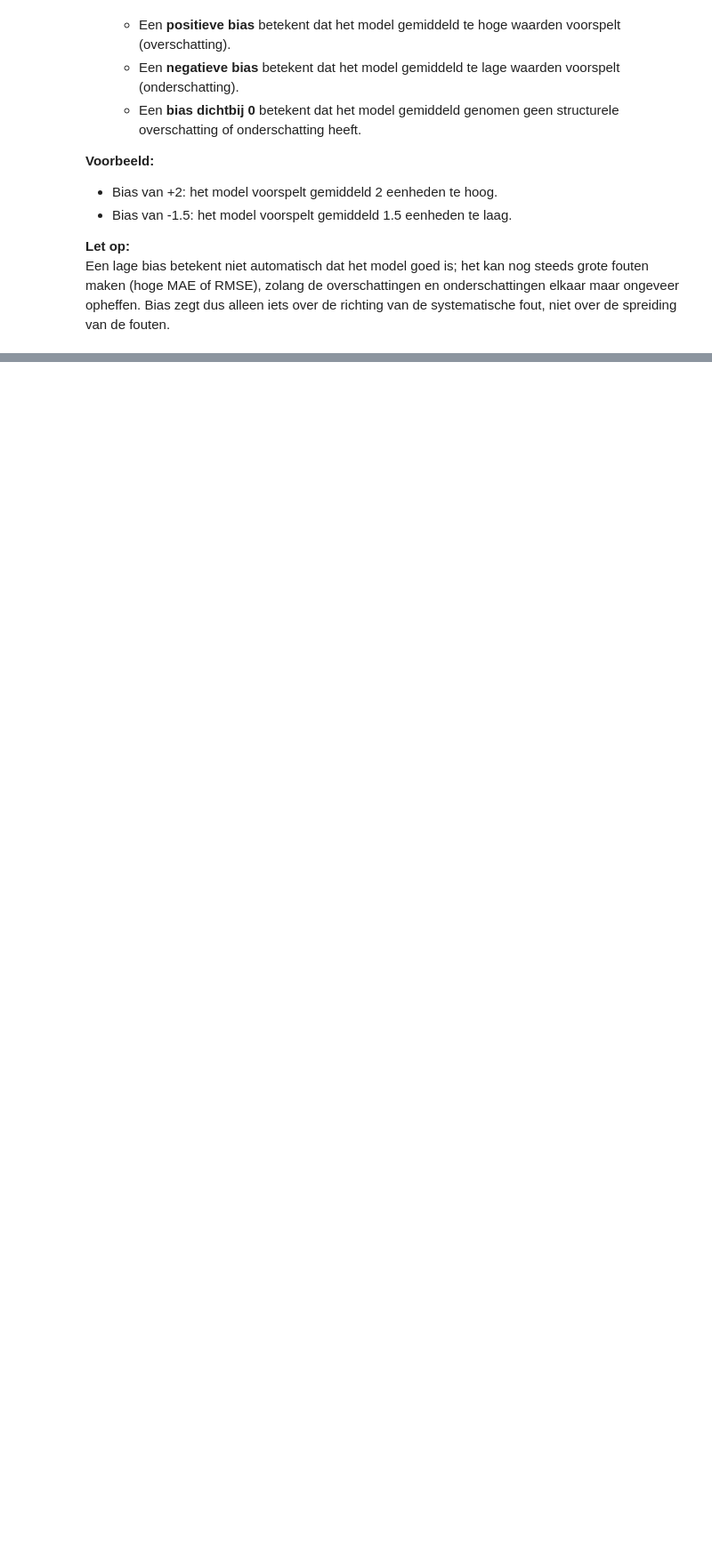
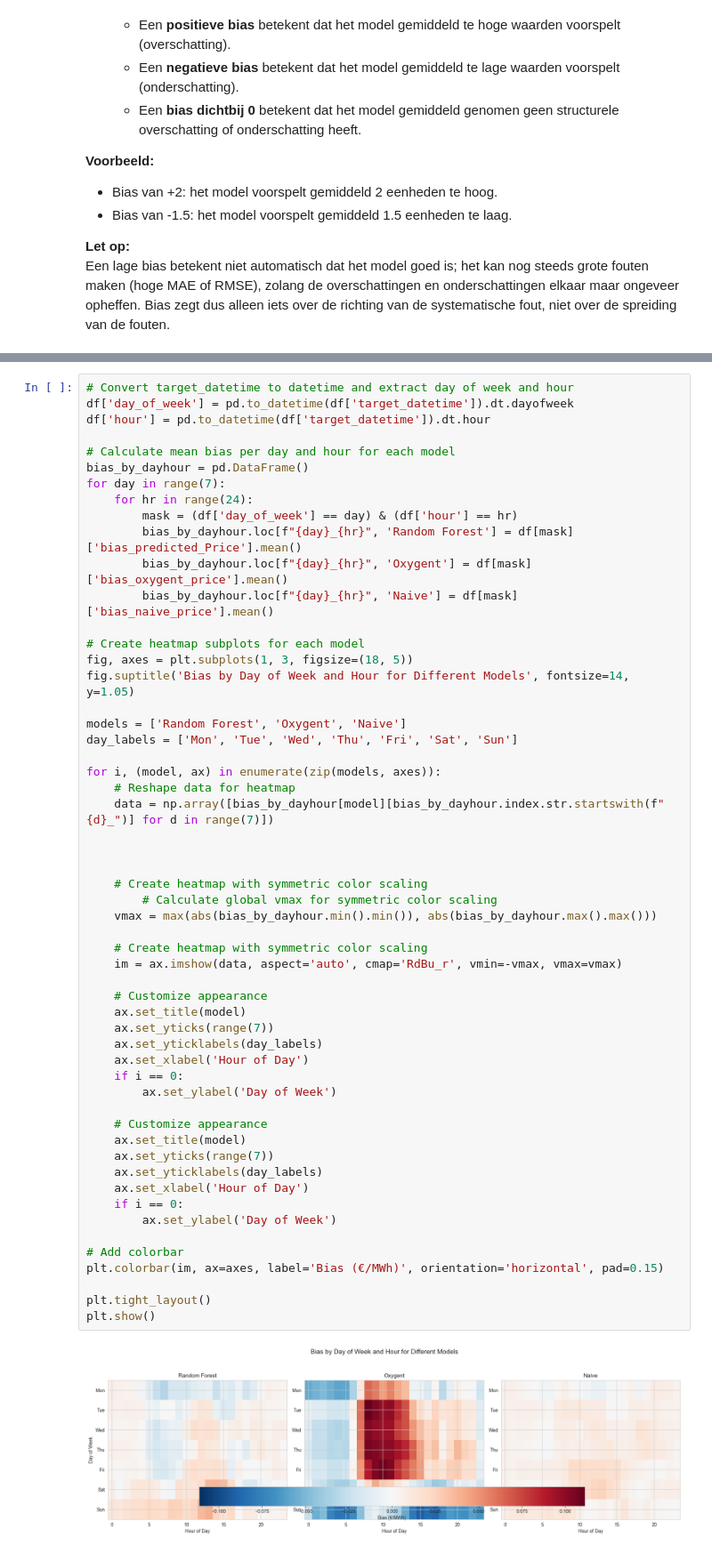
Before and after one commit to tvgerwe/ENEXIS, a Jupyter notebook: workspaces/sharell/evaluation_final_models.ipynb, the cells around one changed output, grey strips where cells are left out. Shown: that part at 89% size. Drawn from its saved outputs; the diff is of its cells as text; blank space fills up the shorter version.

```diff
--- a/workspaces/sharell/evaluation_final_models.ipynb
+++ b/workspaces/sharell/evaluation_final_models.ipynb
@@ -232,0 +500,57 @@ print(final_results)
+# %%
+# Convert target_datetime to datetime and extract day of week and hour
+df['day_of_week'] = pd.to_datetime(df['target_datetime']).dt.dayofweek
+df['hour'] = pd.to_datetime(df['target_datetime']).dt.hour
+
+# Calculate mean bias per day and hour for each model
+bias_by_dayhour = pd.DataFrame()
+for day in range(7):
+    for hr in range(24):
+        mask = (df['day_of_week'] == day) & (df['hour'] == hr)
+        bias_by_dayhour.loc[f"{day}_{hr}", 'Random Forest'] = df[mask]['bias_predicted_Price'].mean()
+        bias_by_dayhour.loc[f"{day}_{hr}", 'Oxygent'] = df[mask]['bias_oxygent_price'].mean()
+        bias_by_dayhour.loc[f"{day}_{hr}", 'Naive'] = df[mask]['bias_naive_price'].mean()
+
+# Create heatmap subplots for each model
+fig, axes = plt.subplots(1, 3, figsize=(18, 5))
+fig.suptitle('Bias by Day of Week and Hour for Different Models', fontsize=14, y=1.05)
+
+models = ['Random Forest', 'Oxygent', 'Naive']
+day_labels = ['Mon', 'Tue', 'Wed', 'Thu', 'Fri', 'Sat', 'Sun']
+
+for i, (model, ax) in enumerate(zip(models, axes)):
+    # Reshape data for heatmap
+    data = np.array([bias_by_dayhour[model][bias_by_dayhour.index.str.startswith(f"{d}_")] for d in range(7)])
+
+
+
+    # Create heatmap with symmetric color scaling
+        # Calculate global vmax for symmetric color scaling
+    vmax = max(abs(bias_by_dayhour.min().min()), abs(bias_by_dayhour.max().max()))
+
+    # Create heatmap with symmetric color scaling
+    im = ax.imshow(data, aspect='auto', cmap='RdBu_r', vmin=-vmax, vmax=vmax)
+
+    # Customize appearance
+    ax.set_title(model)
+    ax.set_yticks(range(7))
+    ax.set_yticklabels(day_labels)
+    ax.set_xlabel('Hour of Day')
+    if i == 0:
+        ax.set_ylabel('Day of Week')
+
+    # Customize appearance
+    ax.set_title(model)
+    ax.set_yticks(range(7))
+    ax.set_yticklabels(day_labels)
+    ax.set_xlabel('Hour of Day')
+    if i == 0:
+        ax.set_ylabel('Day of Week')
+
+# Add colorbar
+plt.colorbar(im, ax=axes, label='Bias (€/MWh)', orientation='horizontal', pad=0.15)
+
+plt.tight_layout()
+plt.show()
+# %% [output]
+[figure, added]
```
Also changed, not shown: parts of 8 cells of this notebook.
